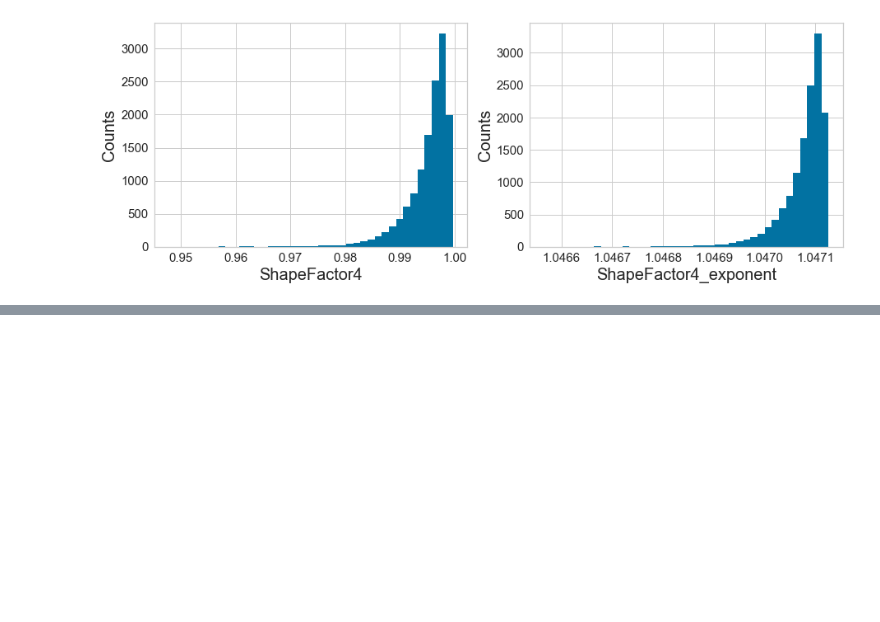
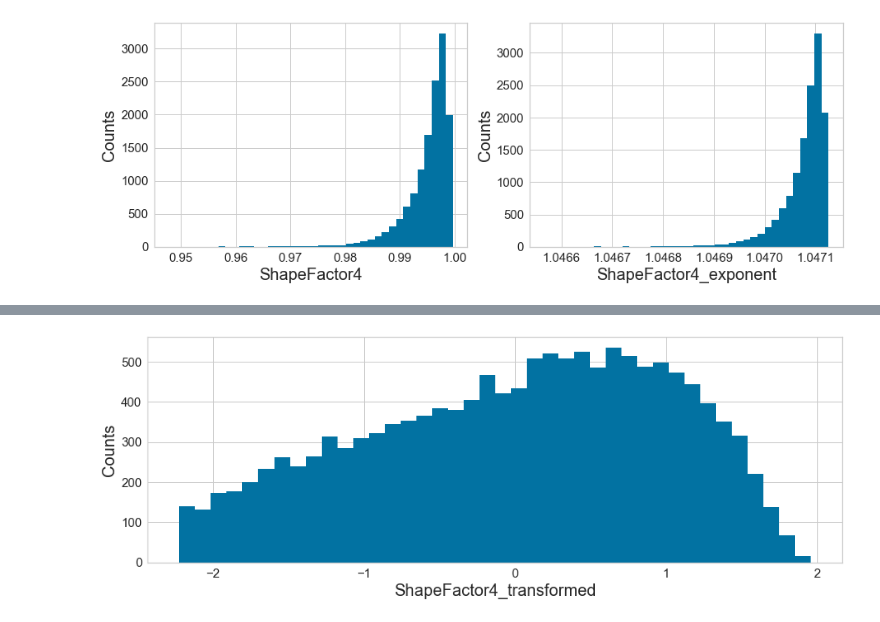
Before and after one commit to ScottBreitbach/DSC550, a Jupyter notebook: FinalProject/M2_test.ipynb, the cells around one changed output, grey strips where cells are left out. Cells and saved outputs as stored; diff of their text form; code cells hidden in the pictures; blank space fills up the shorter version.

```diff
--- a/FinalProject/M2_test.ipynb
+++ b/FinalProject/M2_test.ipynb
@@ -751,0 +947,2 @@ for item in cols_to_inverse:
+# %%
+testDF = beanDF.copy()
@@ -751,0 +959,6 @@ for item in cols_to_inverse:
+# %%
+testDF['ShapeFactor4_transformed'] = power_transform(np.array(testDF.ShapeFactor4).reshape(-1,1), method='box-cox')
+# %%
+makeHistogram('ShapeFactor4_transformed', df=testDF)
+# %% [output]
+[figure, added]
```
Also changed, not shown: parts of 18 cells of this notebook, 3 other files.
